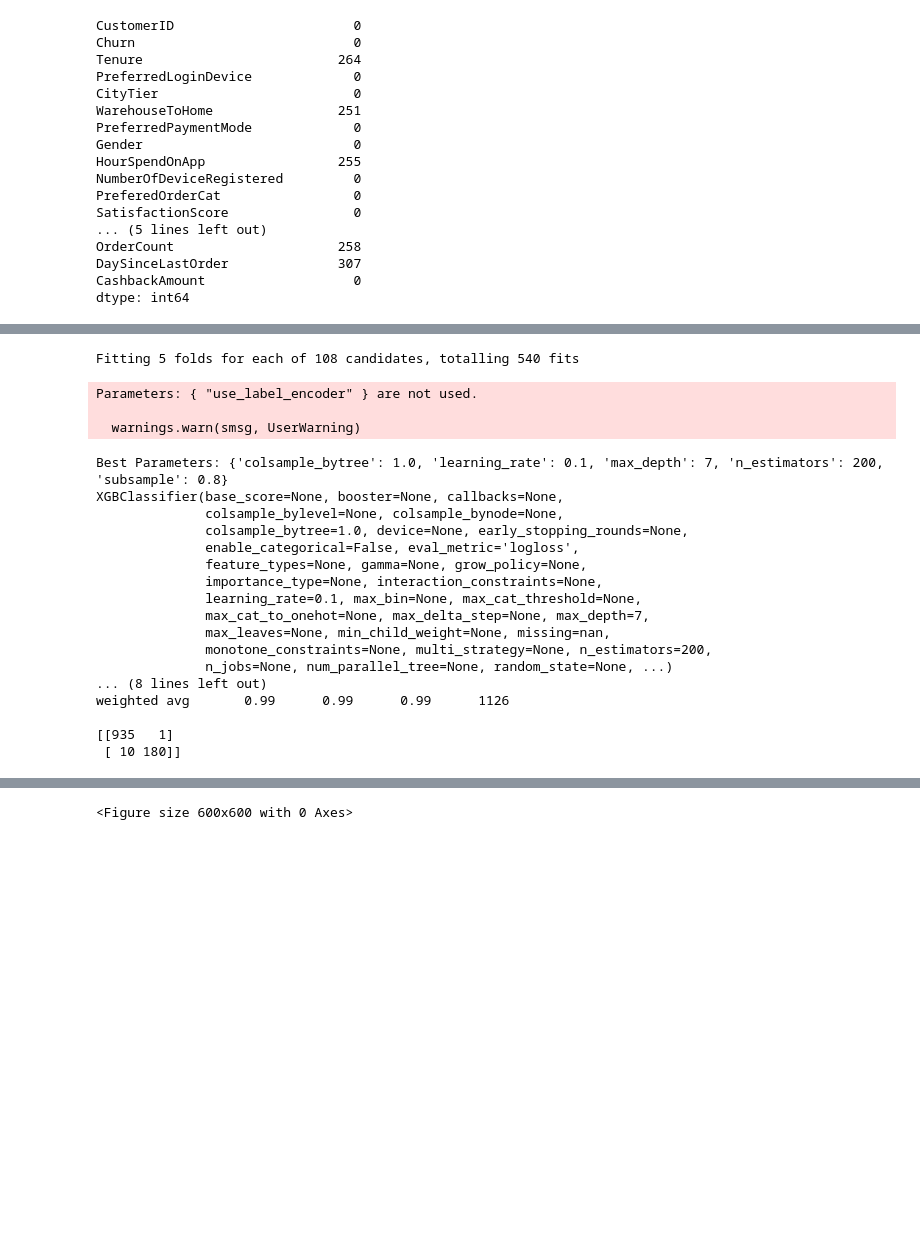
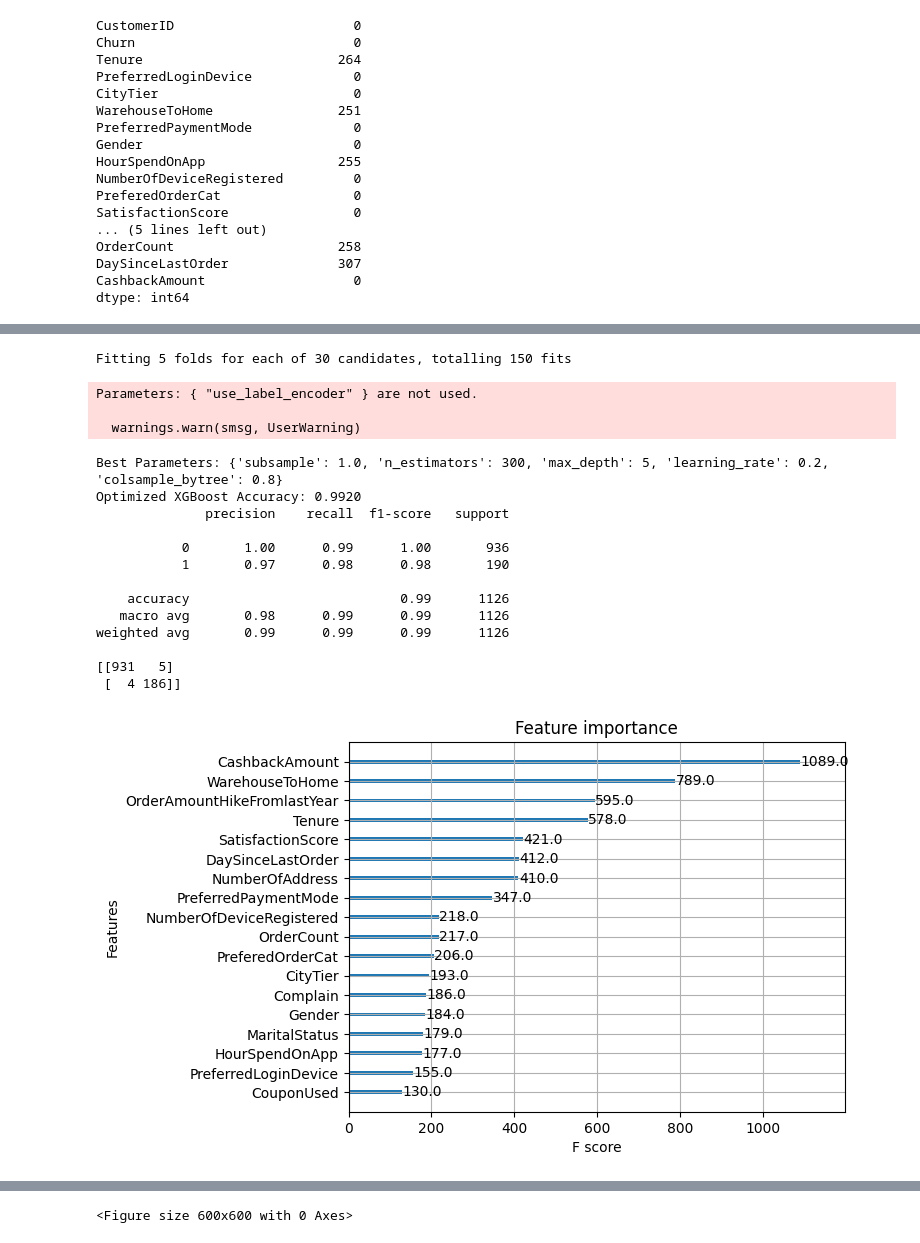
Before and after one commit to UPavankumar/Data-Analysis-Projects, a Jupyter notebook: Ecommerce_Customer_Churn_Analysis_and_Prediction.ipynb, the cells around one changed output, grey strips where cells are left out. Drawn from its saved outputs; the diff is of its cells as text; code cells hidden in the pictures; blank space fills up the shorter version.

```diff
--- a/Ecommerce_Customer_Churn_Analysis_and_Prediction.ipynb
+++ b/Ecommerce_Customer_Churn_Analysis_and_Prediction.ipynb
@@ -38,8 +10,8 @@ from sklearn.model_selection import train_test_split
 from sklearn.preprocessing import StandardScaler
 from sklearn.linear_model import LogisticRegression
 from sklearn.metrics import accuracy_score, confusion_matrix, classification_report
-inf = pd.read_excel('/content/E Commerce Dataset.xlsx')
-df = pd.read_excel('/content/E Commerce Dataset.xlsx', sheet_name='E Comm')
+inf = pd.read_excel('/content/ecommerce-customer-churn-analysis/E Commerce Dataset.xlsx')
+df = pd.read_excel('/content/ecommerce-customer-churn-analysis/E Commerce Dataset.xlsx', sheet_name='E Comm')
 
 df.info()
 # %% [output]
@@ -148,70 +114,81 @@ For example, when doing 'df[col].method(value, inplace=True)', try using 'df.met
 # %%
 import pandas as pd
-from sklearn.model_selection import train_test_split
-from sklearn.preprocessing import LabelEncoder
+import numpy as np
+from sklearn.model_selection import train_test_split, RandomizedSearchCV
+from sklearn.preprocessing import OrdinalEncoder
 from xgboost import XGBClassifier
-from sklearn.model_selection import GridSearchCV
 from sklearn.metrics import classification_report, confusion_matrix, accuracy_score
 
 # Assuming df is your DataFrame
-df = df.drop(columns=['CustomerID'])  # Dropping unique identifier
+df = df.drop(columns=['CustomerID'], errors='ignore')  # Drop unique identifier if present
 
-# Encoding categorical columns
+# Encoding categorical columns using OrdinalEncoder (safer than LabelEncoder)
 cat_cols = ['PreferredLoginDevice', 'PreferredPaymentMode', 'Gender', 'PreferedOrderCat', 'MaritalStatus']
-df[cat_cols] = df[cat_cols].apply(LabelEncoder().fit_transform)
+encoder = OrdinalEncoder()
+df[cat_cols] = encoder.fit_transform(df[cat_cols])
 
 # Splitting features and target
 X = df.drop(columns='Churn')
 y = df['Churn']
 
-# Train-test split
+# Train-test split with stratification
 X_train, X_test, y_train, y_test = train_test_split(X, y, test_size=0.2, random_state=42, stratify=y)
 
-# XGBoost and hyperparameter tuning
-xgb = XGBClassifier(use_label_encoder=False, eval_metric='logloss')
+# Handling class imbalance
+scale_pos_weight = np.sum(y_train == 0) / np.sum(y_train == 1)
 
+# XGBoost model initialization (no warning)
+xgb = XGBClassifier(eval_metric='logloss', scale_pos_weight=scale_pos_weight, use_label_encoder=False, random_state=42)
+
+# Hyperparameter tuning using RandomizedSearchCV for efficiency
 param_grid = {
     'n_estimators': [100, 200, 300],
     'max_depth': [3, 5, 7],
     'learning_rate': [0.01, 0.1, 0.2],
     'subsample': [0.8, 1.0],
     'colsample_bytree': [0.8, 1.0]
 }
 
-grid_search = GridSearchCV(xgb, param_grid, cv=5, scoring='accuracy', verbose=1, n_jobs=-1)
-grid_search.fit(X_train, y_train)
+random_search = RandomizedSearchCV(xgb, param_distributions=param_grid,
+                                   n_iter=30, cv=5, scoring='accuracy',
+                                   verbose=1, n_jobs=-1, random_state=42)
+random_search.fit(X_train, y_train)
 
-best_params = grid_search.best_params_
-best_model = grid_search.best_estimator_
+# Best model and parameters
+best_params = random_search.best_params_
+best_model = random_search.best_estimator_
 
 print(f"Best Parameters: {best_params}")
-print(best_model)
 
 # Model evaluation
 y_pred = best_model.predict(X_test)
 
 print(f"Optimized XGBoost Accuracy: {accuracy_score(y_test, y_pred):.4f}")
 print(classification_report(y_test, y_pred))
 print(confusion_matrix(y_test, y_pred))
+
+# Feature Importance Plot
+import matplotlib.pyplot as plt
+import xgboost as xgb
+
+xgb.plot_importance(best_model)
+plt.show()
 # %% [output]
-Fitting 5 folds for each of 108 candidates, totalling 540 fits
+Fitting 5 folds for each of 30 candidates, totalling 150 fits
 Parameters: { "use_label_encoder" } are not used.
 
   warnings.warn(smsg, UserWarning)
-Best Parameters: {'colsample_bytree': 1.0, 'learning_rate': 0.1, 'max_depth': 7, 'n_estimators': 200, 'subsample': 0.8}
-XGBClassifier(base_score=None, booster=None, callbacks=None,
-              colsample_bylevel=None, colsample_bynode=None,
-              colsample_bytree=1.0, device=None, early_stopping_rounds=None,
-              enable_categorical=False, eval_metric='logloss',
-              feature_types=None, gamma=None, grow_policy=None,
-              importance_type=None, interaction_constraints=None,
-              learning_rate=0.1, max_bin=None, max_cat_threshold=None,
-              max_cat_to_onehot=None, max_delta_step=None, max_depth=7,
-              max_leaves=None, min_child_weight=None, missing=nan,
-              monotone_constraints=None, multi_strategy=None, n_estimators=200,
-              n_jobs=None, num_parallel_tree=None, random_state=None, ...)
-... (8 lines left out)
+Best Parameters: {'subsample': 1.0, 'n_estimators': 300, 'max_depth': 5, 'learning_rate': 0.2, 'colsample_bytree': 0.8}
+Optimized XGBoost Accuracy: 0.9920
+              precision    recall  f1-score   support
+
+           0       1.00      0.99      1.00       936
+           1       0.97      0.98      0.98       190
+
+    accuracy                           0.99      1126
+   macro avg       0.98      0.99      0.99      1126
 weighted avg       0.99      0.99      0.99      1126
 
-[[935   1]
- [ 10 180]]
+[[931   5]
+ [  4 186]]
+[figure, added]
```
Also changed, not shown: parts of 12 cells of this notebook.
